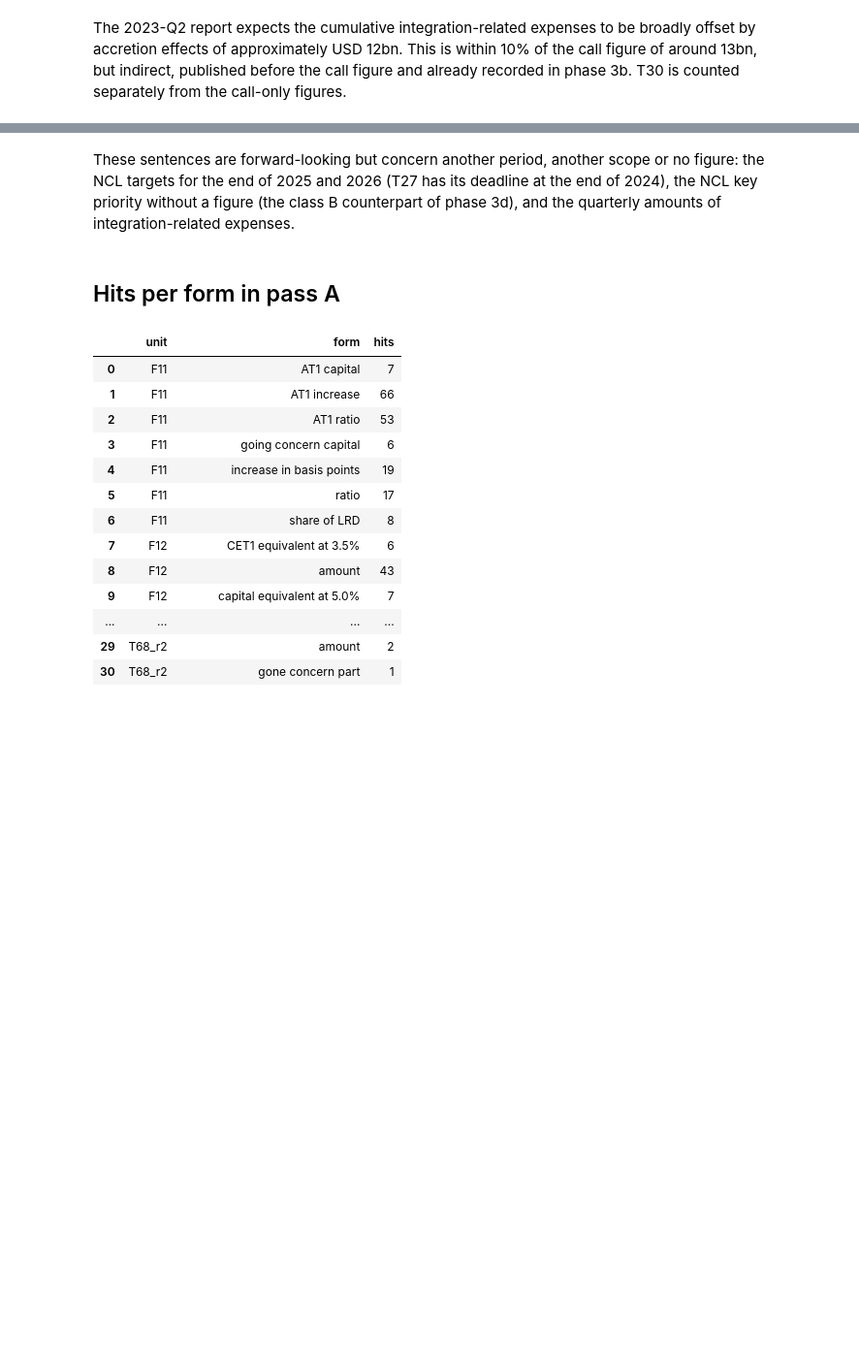
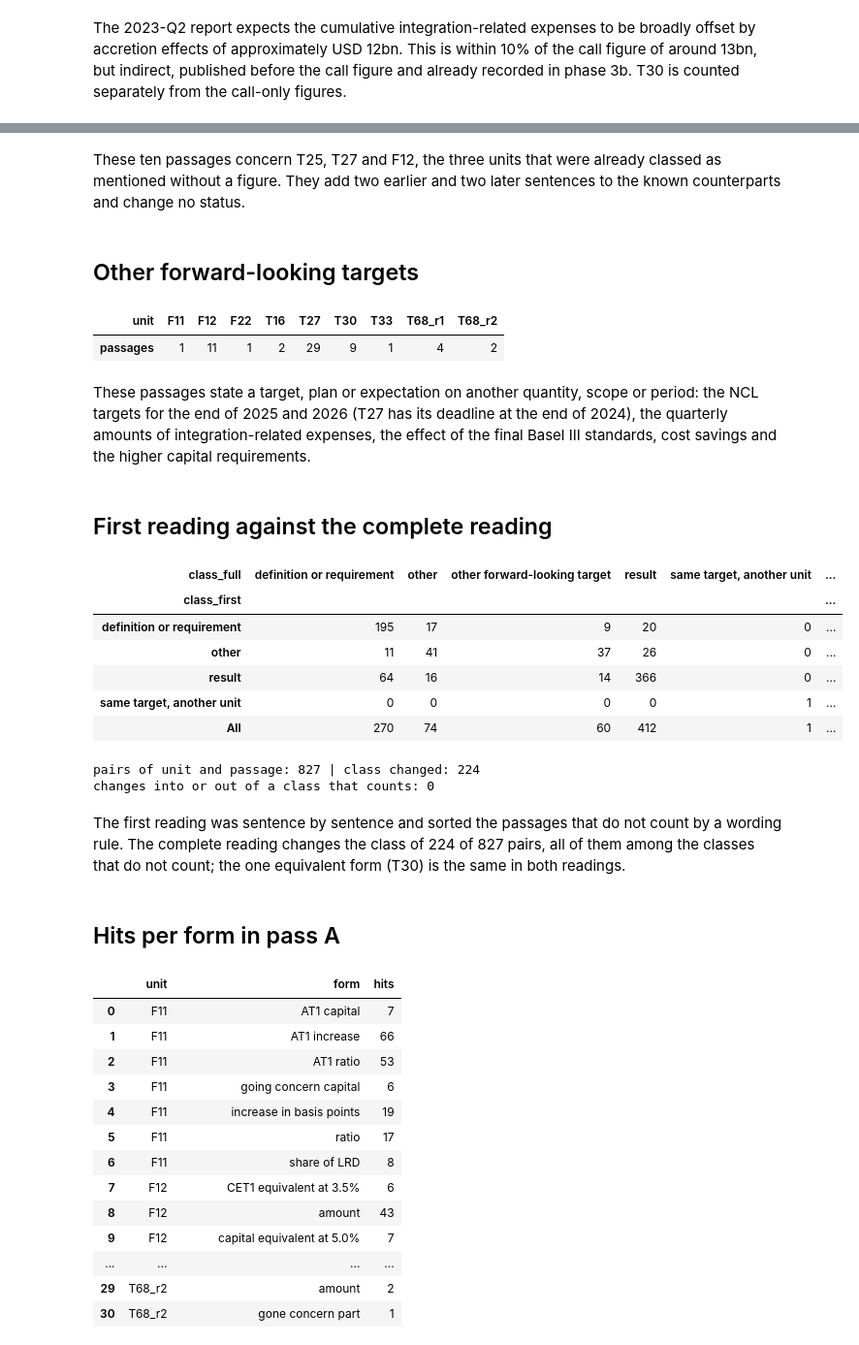
Before and after one commit to maybebool/boe-financial-analysis, a Jupyter notebook: notebooks/roman/03j_equivalent_forms.ipynb, the cells around one changed output, grey strips where cells are left out. Shown at 97% size. Cells and saved outputs as stored; diff of their text form; code cells hidden in the pictures; blank space fills up the shorter version.

```diff
--- a/notebooks/roman/03j_equivalent_forms.ipynb
+++ b/notebooks/roman/03j_equivalent_forms.ipynb
@@ -123,5 +132,37 @@ fw.drop_duplicates(["unit", "comment"])[["unit", "file", "page", "quote", "comme
+# %% [markdown]
+These ten passages concern T25, T27 and F12, the three units that were already classed as mentioned without a figure. They add two earlier and two later sentences to the known counterparts and change no status.
+# %% [markdown]
+## Other forward-looking targets
+# %%
+of = read[read["class"] == "other forward-looking target"]
+of.groupby("unit").size().rename("passages").to_frame().T
+# %% [output]
+| unit | F11 | F12 | F22 | T16 | T27 | T30 | T33 | T68_r1 | T68_r2 |
+| passages | 1 | 11 | 1 | 2 | 29 | 9 | 1 | 4 | 2 |
 # %% [markdown]
-These sentences are forward-looking but concern another period, another scope or no figure: the NCL targets for the end of 2025 and 2026 (T27 has its deadline at the end of 2024), the NCL key priority without a figure (the class B counterpart of phase 3d), and the quarterly amounts of integration-related expenses.
+These passages state a target, plan or expectation on another quantity, scope or period: the NCL targets for the end of 2025 and 2026 (T27 has its deadline at the end of 2024), the quarterly amounts of integration-related expenses, the effect of the final Basel III standards, cost savings and the higher capital requirements.
+# %% [markdown]
+## First reading against the complete reading
+# %%
+cmp = pd.read_csv(OUT / "reading_comparison.csv")
+pd.crosstab(cmp.class_first, cmp.class_full, margins=True)
+# %% [output]
+| class_full | definition or requirement | other | other forward-looking target | result | same target, another unit | ... |
+| class_first |  |  |  |  |  | ... |
+| definition or requirement | 195 | 17 | 9 | 20 | 0 | ... |
+| other | 11 | 41 | 37 | 26 | 0 | ... |
+| result | 64 | 16 | 14 | 366 | 0 | ... |
+| same target, another unit | 0 | 0 | 0 | 0 | 1 | ... |
+| All | 270 | 74 | 60 | 412 | 1 | ... |
+# %%
+counted = ["same target, same unit", "same target, another unit", "same target, another figure"]
+print("pairs of unit and passage:", len(cmp), "| class changed:", int(cmp.changed.sum()))
+print("changes into or out of a class that counts:", int((cmp.class_first.isin(counted) != cmp.class_full.isin(counted)).sum()))
+# %% [output]
+pairs of unit and passage: 827 | class changed: 224
+changes into or out of a class that counts: 0
+# %% [markdown]
+The first reading was sentence by sentence and sorted the passages that do not count by a wording rule. The complete reading changes the class of 224 of 827 pairs, all of them among the classes that do not count; the one equivalent form (T30) is the same in both readings.
 # %% [markdown]
 ## Hits per form in pass A
 # %%
```
Also changed, not shown: parts of 8 cells of this notebook, 4 other files.
